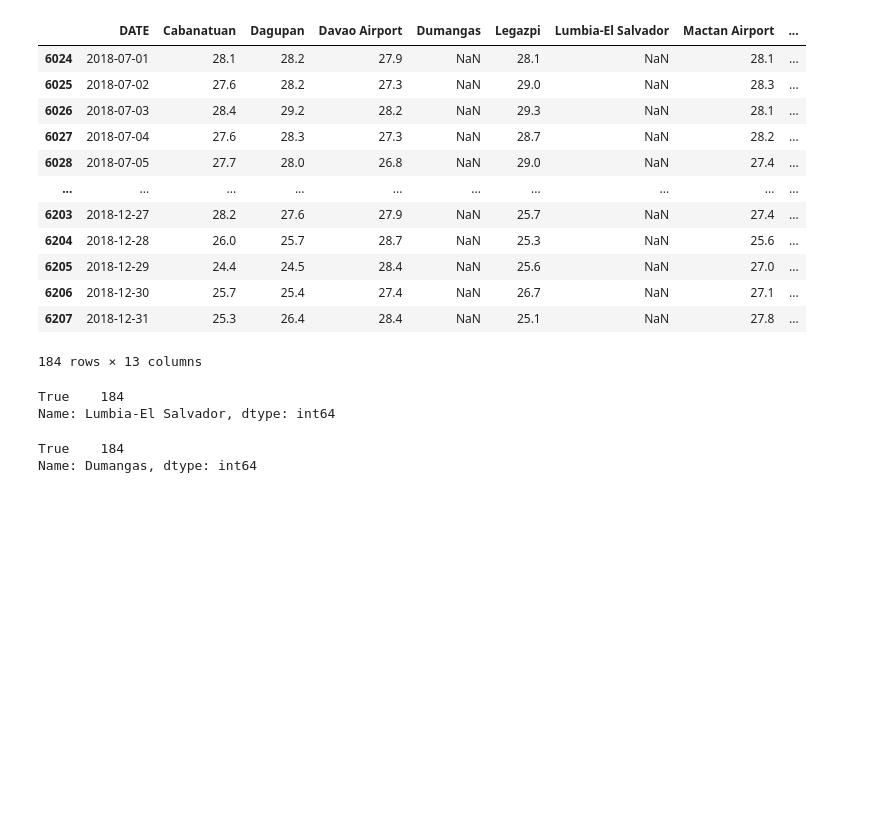
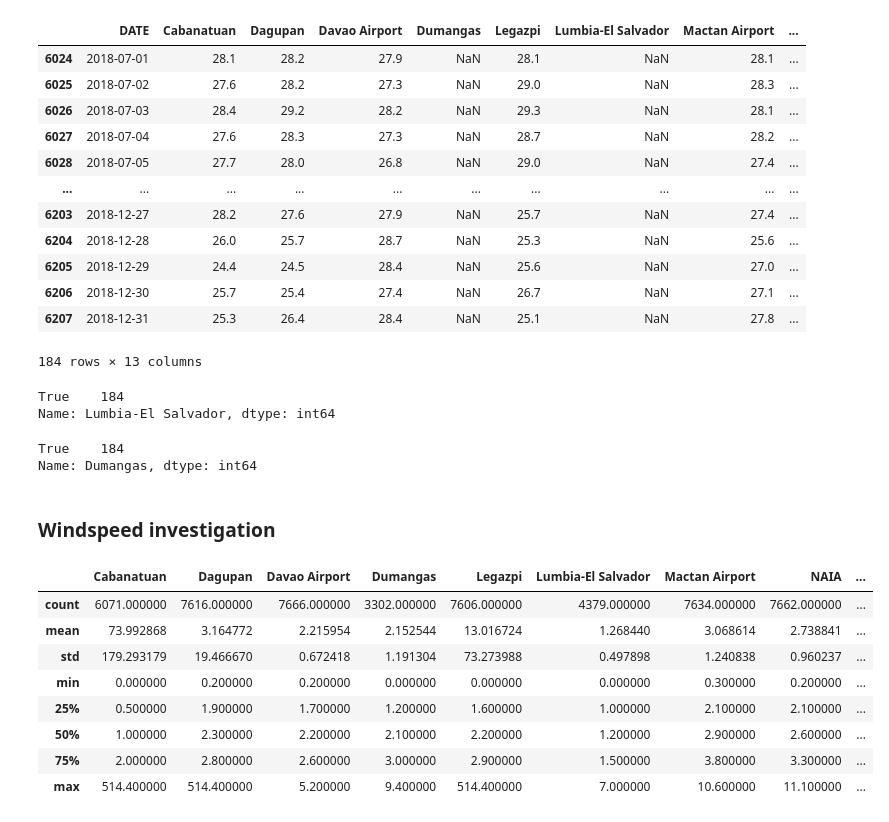
Before and after one commit to thinkingmachines/project-cchain, a Jupyter notebook: notebooks/tm/ncei-pagasa/01-assess-ncei-temperature.ipynb, the cells around one changed output. Drawn from its saved outputs; the diff is of its cells as text; code cells hidden in the pictures; blank space fills up the shorter version.

```diff
--- a/notebooks/tm/ncei-pagasa/01-assess-ncei-temperature.ipynb
+++ b/notebooks/tm/ncei-pagasa/01-assess-ncei-temperature.ipynb
@@ -407,3 +414,5 @@ filter_year_ncei_tmean["Dumangas"].isna().value_counts()
 # %% [output]
 True    184
 Name: Dumangas, dtype: int64
+# %% [markdown]
+### Windspeed investigation
@@ -409,0 +423,12 @@ Name: Dumangas, dtype: int64
+# %%
+ncei_wind_df.describe()
+# %% [output]
+|  | Cabanatuan | Dagupan | Davao Airport | Dumangas | Legazpi | Lumbia-El Salvador | Mactan Airport | NAIA | ... |
+| count | 6071.000000 | 7616.000000 | 7666.000000 | 3302.000000 | 7606.000000 | 4379.000000 | 7634.000000 | 7662.000000 | ... |
+| mean | 73.992868 | 3.164772 | 2.215954 | 2.152544 | 13.016724 | 1.268440 | 3.068614 | 2.738841 | ... |
+| std | 179.293179 | 19.466670 | 0.672418 | 1.191304 | 73.273988 | 0.497898 | 1.240838 | 0.960237 | ... |
+| min | 0.000000 | 0.200000 | 0.200000 | 0.000000 | 0.000000 | 0.000000 | 0.300000 | 0.200000 | ... |
+| 25% | 0.500000 | 1.900000 | 1.700000 | 1.200000 | 1.600000 | 1.000000 | 2.100000 | 2.100000 | ... |
+| 50% | 1.000000 | 2.300000 | 2.200000 | 2.100000 | 2.200000 | 1.200000 | 2.900000 | 2.600000 | ... |
+| 75% | 2.000000 | 2.800000 | 2.600000 | 3.000000 | 2.900000 | 1.500000 | 3.800000 | 3.300000 | ... |
+| max | 514.400000 | 514.400000 | 5.200000 | 9.400000 | 514.400000 | 7.000000 | 10.600000 | 11.100000 | ... |
```
Also changed, not shown: parts of 42 cells of this notebook.
